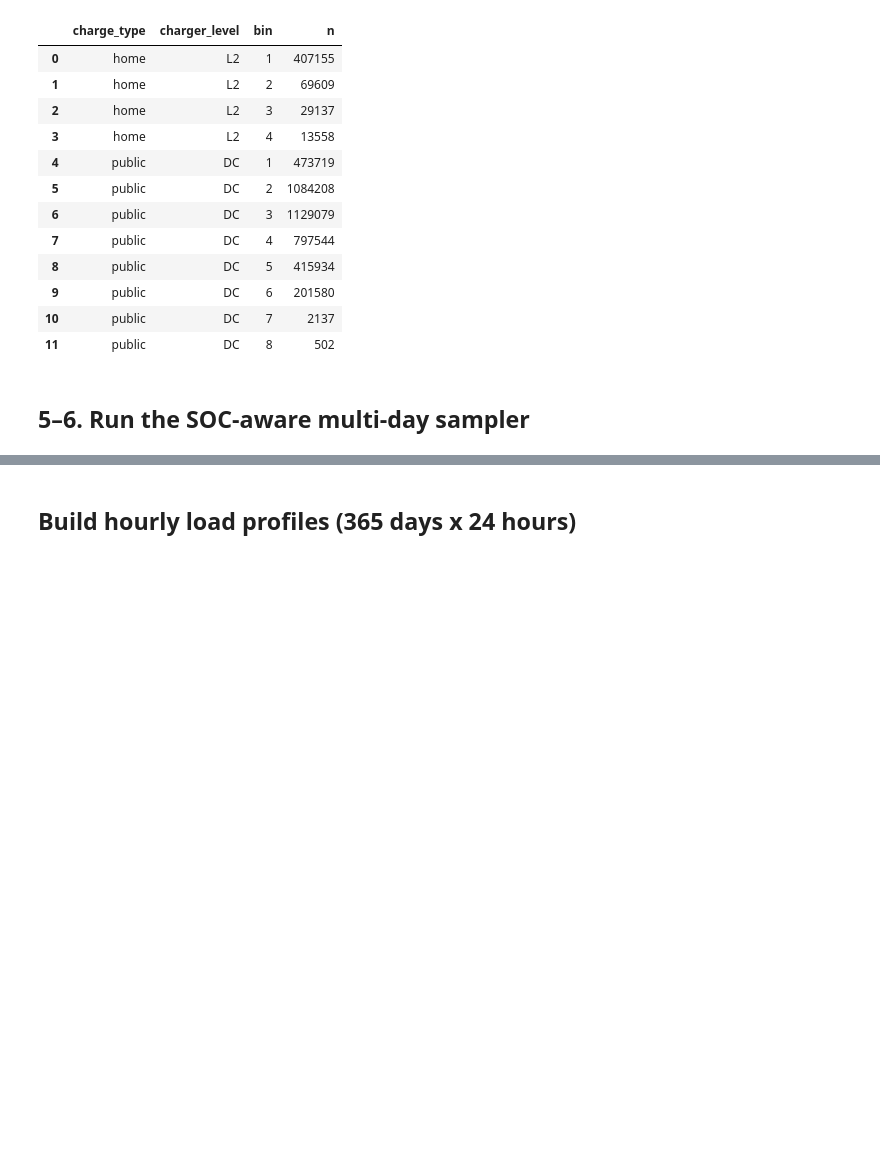
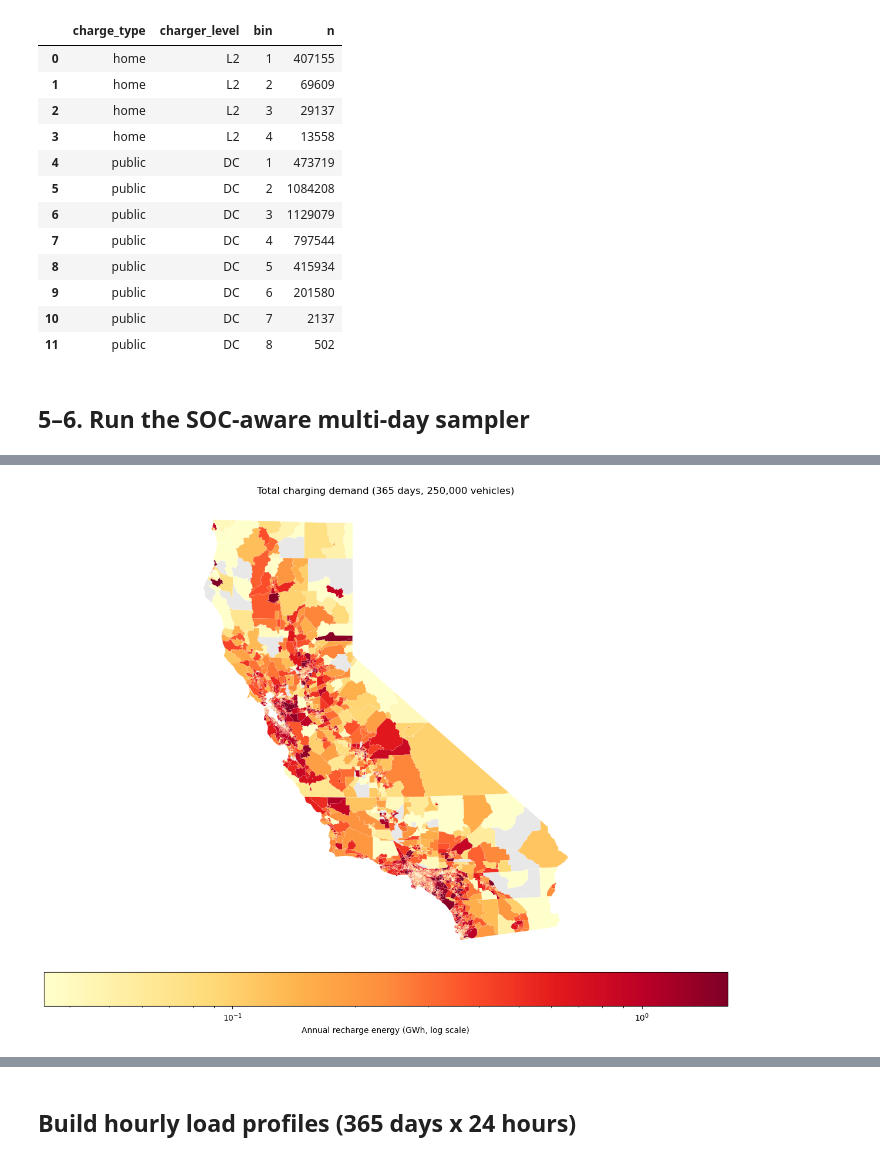
Before and after one commit to jieweigrantli/good_model, a Jupyter notebook: Distribution-Grid-EV-CA/multiday_charging/run_multiday_charging.ipynb, the cells around one changed output, grey strips where cells are left out. Saved outputs shown, nothing was run; the diff lists cells and outputs as text; code cells hidden in the pictures; blank space fills up the shorter version.

```diff
--- a/Distribution-Grid-EV-CA/multiday_charging/run_multiday_charging.ipynb
+++ b/Distribution-Grid-EV-CA/multiday_charging/run_multiday_charging.ipynb
@@ -174,0 +244,87 @@ MemoryError: Unable to allocate 23.1 MiB for an array with shape (1513110,) and
+# %%
+import matplotlib.colors as mcolors
+
+try:
+    import geopandas as gpd
+except ImportError as e:
+    raise ImportError(
+        "geopandas is required for the TAZ map. Install with: pip install geopandas"
+    ) from e
+
+taz_shp = cfg.base_dir / "data" / "shps" / "taz_id.shp"
+if not taz_shp.is_file():
+    raise FileNotFoundError(f"Missing TAZ shapefile: {taz_shp}")
+
+taz_geo = gpd.read_file(taz_shp)[["TAZ12", "geometry"]].copy()
+taz_geo["TAZ12"] = taz_geo["TAZ12"].astype(int)
+
+demand_map = taz_geo.merge(
+    taz_demand.rename(columns={"TAZ": "TAZ12"}),
+    on="TAZ12",
+    how="left",
+)
+for _col in ("total_kwh", "home_kwh", "work_kwh", "public_kwh"):
+    demand_map[_col] = demand_map[_col].fillna(0)
+for _col in ("total", "home", "work", "public"):
+    demand_map[f"{_col}_gwh"] = demand_map[f"{_col}_kwh"] / 1e6
+
+
+def plot_taz_demand_layer(
+    gdf,
+    col_gwh: str,
+    ax,
+    title: str,
+    cmap: str = "YlOrRd",
+) -> int:
+    """Choropleth for one demand layer; returns count of TAZs with demand > 0."""
+    has_demand = gdf[col_gwh] > 0
+    pos = gdf.loc[has_demand, col_gwh]
+    if len(pos):
+        vmin = max(float(pos.quantile(0.05)), 1e-6)
+        vmax = max(float(pos.quantile(0.99)), vmin * 10)
+    else:
+        vmin, vmax = 1e-6, 1.0
+    norm = mcolors.LogNorm(vmin=vmin, vmax=vmax)
+
+    gdf.loc[~has_demand].plot(
+        ax=ax,
+        color="#e8e8e8",
+        edgecolor="white",
+        linewidth=0.08,
+    )
+    gdf.loc[has_demand].plot(
+        column=col_gwh,
+        ax=ax,
+        cmap=cmap,
+        norm=norm,
+        edgecolor="white",
+        linewidth=0.08,
+        legend=True,
+        legend_kwds={
+            "label": "Annual recharge energy (GWh, log scale)",
+            "orientation": "horizontal",
+            "shrink": 0.85,
+            "pad": 0.02,
+        },
+    )
+    ax.set_axis_off()
+    ax.set_title(title, fontsize=12)
+    return int(has_demand.sum())
+
+
+_sim_title = f"{cfg.n_days} days, {cfg.n_vehicles:,} vehicles"
+
+fig, ax = plt.subplots(figsize=(14, 10))
+n_total = plot_taz_demand_layer(
+    demand_map,
+    "total_gwh",
+    ax,
+    f"Total charging demand ({_sim_title})",
+)
+print(f"TAZ polygons with total demand > 0: {n_total:,} / {len(demand_map):,}")
+fig.tight_layout()
+map_path = out_dir / "taz_total_demand_map.png"
+fig.savefig(map_path, dpi=200, bbox_inches="tight")
+plt.show()
+print("saved:", map_path)
+# %% [output]
@@ -174,0 +332 @@ MemoryError: Unable to allocate 23.1 MiB for an array with shape (1513110,) and
+[figure, added]
```
Also changed, not shown: parts of 14 cells of this notebook, 7 other files.
